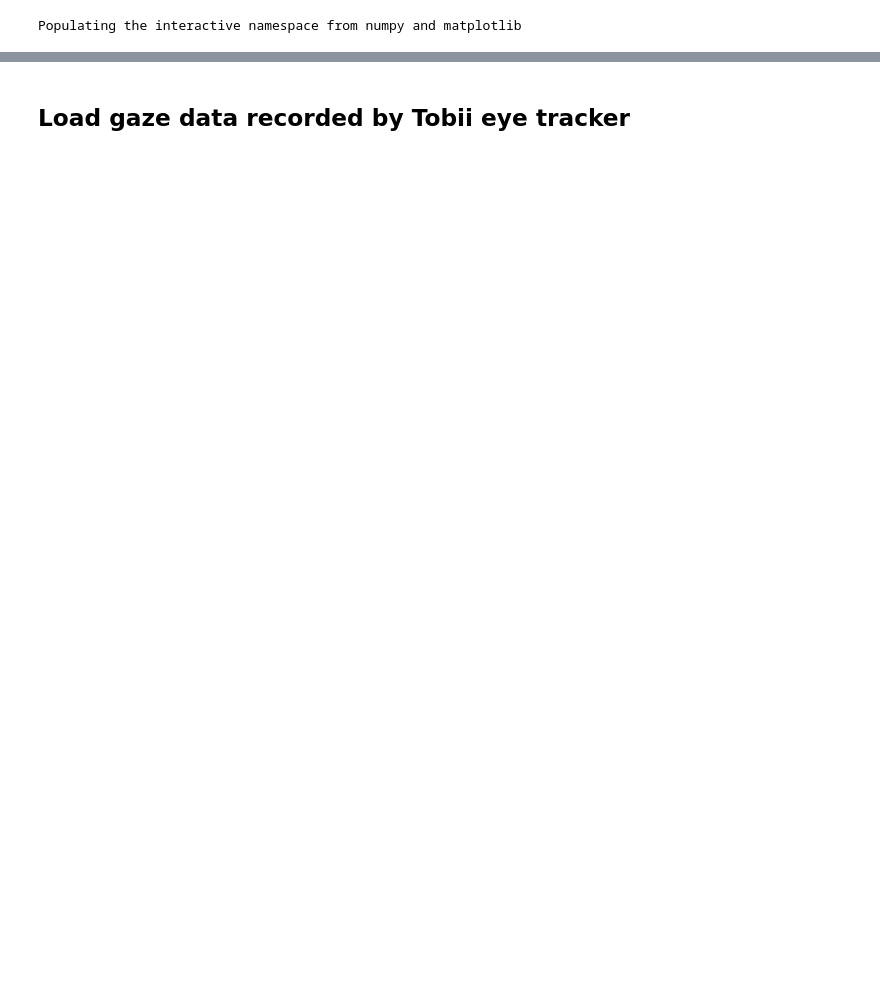
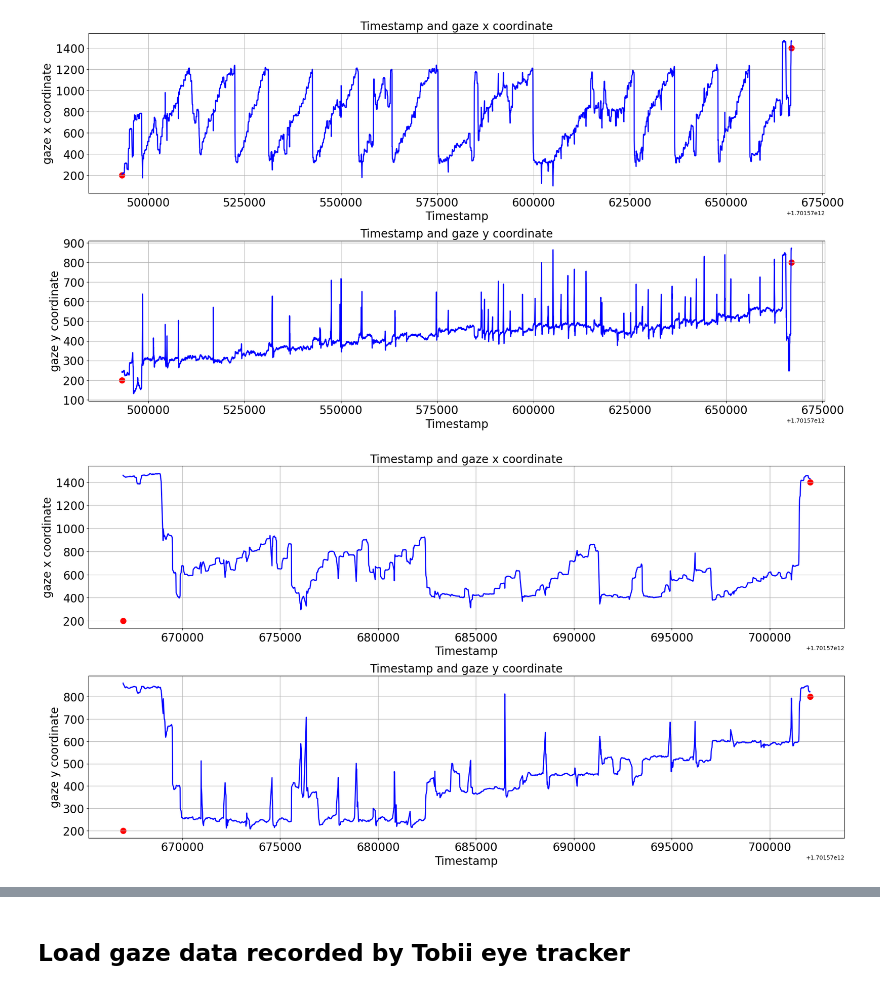
Before and after one commit to KyoyaIwatsuru/data-science-intro, a Jupyter notebook: code/ipynb/gaze-analysis.ipynb, the cells around one changed output, grey strips where cells are left out. Saved outputs shown, nothing was run; the diff lists cells and outputs as text; code cells hidden in the pictures; blank space fills up the shorter version.

```diff
--- a/code/ipynb/gaze-analysis.ipynb
+++ b/code/ipynb/gaze-analysis.ipynb
@@ -1,16 +1,60 @@
 # %%
-# Import essential libralies
+# Import essential libraries
 import numpy as np
 import pandas as pd
 import matplotlib.pyplot as plt
-%pylab inline
+%matplotlib inline
+%precision 3
 
-# Import other libralies
+# Import other libraries
 import os
 import sys
 
-# Import our own libralies
-sys.path.append("../lib/")
-import eyegaze as eg
+# Import our own libraries
+sys.path.append(os.path.join(os.getcwd(), ".."))
+from lib import eyegaze as eg
-# %% [output]
-Populating the interactive namespace from numpy and matplotlib
+# %%
+def plot(target_dir):
+    gaze_data = pd.read_csv(target_dir+'tobii_gaze.csv')
+    test_data = pd.read_csv(target_dir+'Pre Test1.csv')
+    time = test_data[['text_time', 'question_time', 'confidence_time', 'explanation_time']]
+    diff = time.iat[0, 0] - gaze_data.iat[0, 0]
+    time_data = time - diff
+    len = time_data.shape[1]-1
+
+    for i in range(0, len):
+        gaze_data_text = gaze_data[(gaze_data['#timestamp'] >= time_data.iat[0, i]) & (gaze_data['#timestamp'] < time_data.iat[0, i+1])]
+        x = gaze_data_text['#timestamp']
+        y = gaze_data_text['gaze_x']
+
+        plt.figure(figsize=(20, 30))
+        plt.subplot(2*len,1,i*2+1)
+        plt.plot(x, y, linewidth=2, color='blue')
+        plt.scatter(time_data.iloc[0:1, i:i+2], [200, 1400], c='red', s=100)
+        plt.title('Timestamp and gaze x coordinate', fontsize=20)
+        plt.xlabel('Timestamp', fontsize=20)
+        plt.ylabel('gaze x coordinate', fontsize=20)
+        plt.xticks(fontsize=20)
+        plt.yticks(fontsize=20)
+        plt.grid(True)
+
+        y = gaze_data_text['gaze_y']
+        plt.subplot(2*len,1,i*2+2)
+        plt.plot(x, y, linewidth=2, color='blue')
+        plt.scatter(time_data.iloc[0:1, i:i+2], [200, 800], c='red', s=100)
+        plt.title('Timestamp and gaze y coordinate', fontsize=20)
+        plt.xlabel('Timestamp', fontsize=20)
+        plt.ylabel('gaze y coordinate', fontsize=20)
+        plt.xticks(fontsize=20)
+        plt.yticks(fontsize=20)
+        plt.grid(True)
+
+        plt.tight_layout()
+
+    return gaze_data[(gaze_data['#timestamp'] >= time_data.iat[0, 0]) & (gaze_data['#timestamp'] < time_data.iat[0, 1])]
+# %%
+target_dir = "../../data/input/tobii_test/"
+text_data = plot(target_dir)
+# %% [output]
+[figure, added]
+[figure, added]
```
Also changed, not shown: parts of 11 cells of this notebook, 22 other files.
